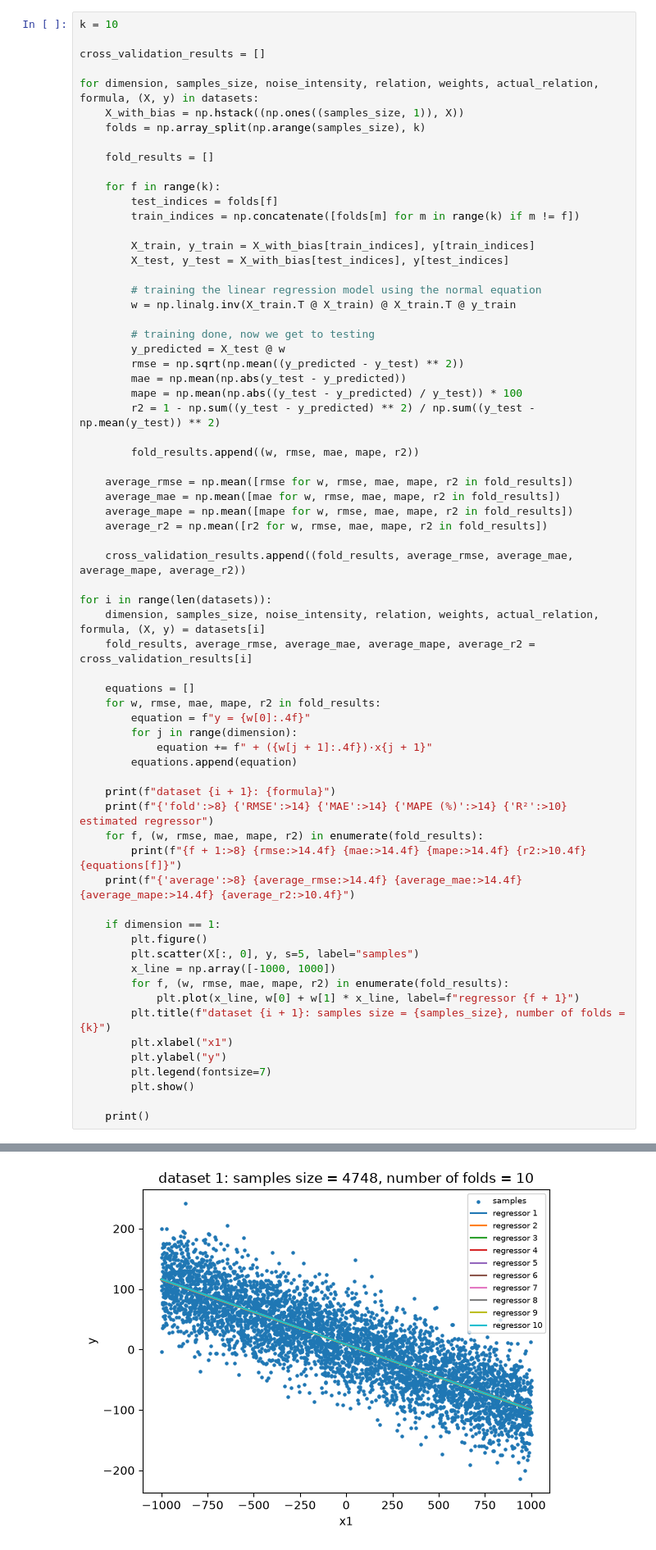
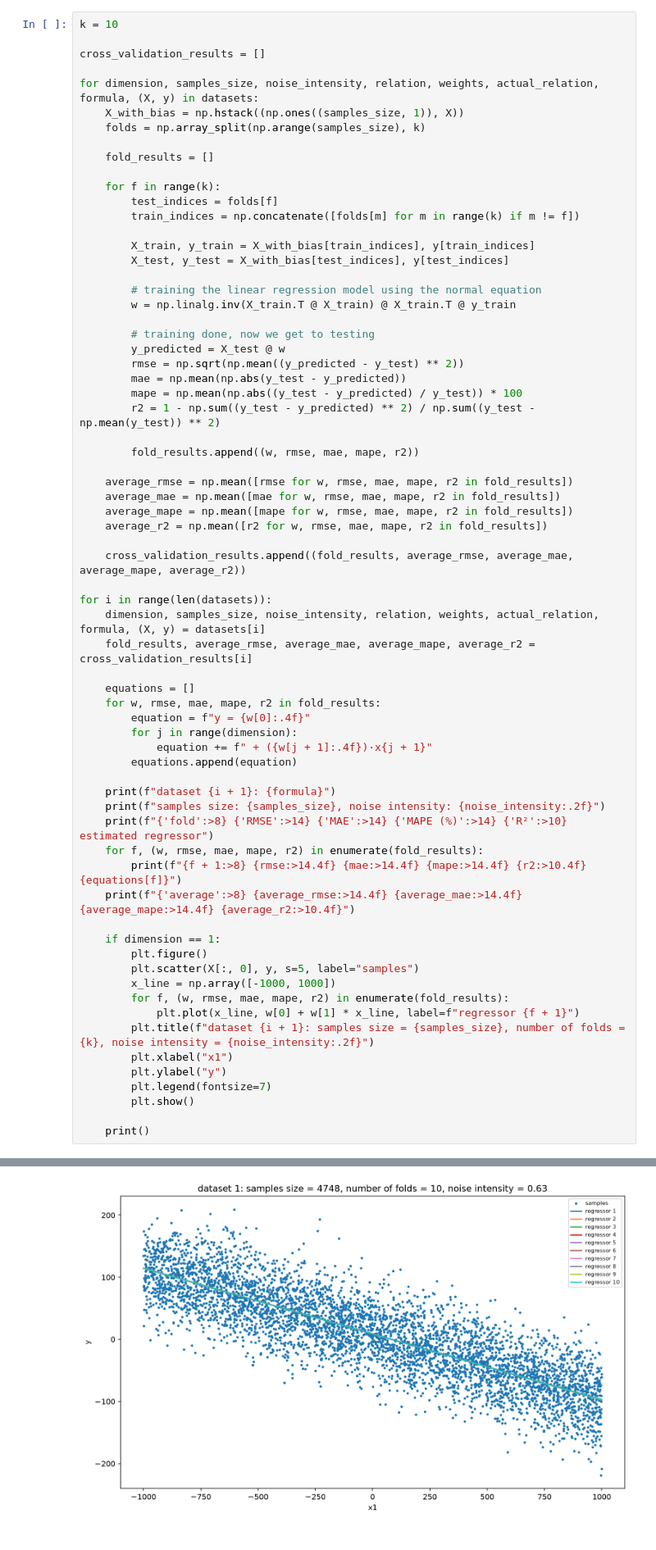
Before and after one commit to JuliusAndreas/regression-on-auto-generated-data, a Jupyter notebook: regressor-finder.ipynb, the cells around one changed output, grey strips where cells are left out. Shown at 82% size. Cells and saved outputs as stored; diff of their text form.

Commit message:
estimate regressors on all datasets

```diff
--- a/regressor-finder.ipynb
+++ b/regressor-finder.ipynb
@@ -245,6 +245,7 @@ for i in range(len(datasets)):
         equations.append(equation)
 
     print(f"dataset {i + 1}: {formula}")
+    print(f"samples size: {samples_size}, noise intensity: {noise_intensity:.2f}")
     print(f"{'fold':>8} {'RMSE':>14} {'MAE':>14} {'MAPE (%)':>14} {'R²':>10}   estimated regressor")
     for f, (w, rmse, mae, mape, r2) in enumerate(fold_results):
         print(f"{f + 1:>8} {rmse:>14.4f} {mae:>14.4f} {mape:>14.4f} {r2:>10.4f}   {equations[f]}")
@@ -256,7 +257,7 @@ for i in range(len(datasets)):
         x_line = np.array([-1000, 1000])
         for f, (w, rmse, mae, mape, r2) in enumerate(fold_results):
             plt.plot(x_line, w[0] + w[1] * x_line, label=f"regressor {f + 1}")
-        plt.title(f"dataset {i + 1}: samples size = {samples_size}, number of folds = {k}")
+        plt.title(f"dataset {i + 1}: samples size = {samples_size}, number of folds = {k}, noise intensity = {noise_intensity:.2f}")
         plt.xlabel("x1")
         plt.ylabel("y")
         plt.legend(fontsize=7)
@@ -280,2 +282,2 @@ dataset 1: y = 8.75 + (-0.11)·x1
-[figure, old version]
+[figure, new version]
 dataset 2: y = 6.42 + (6.91)·x1
```
Also changed, not shown: parts of 4 cells of this notebook.
